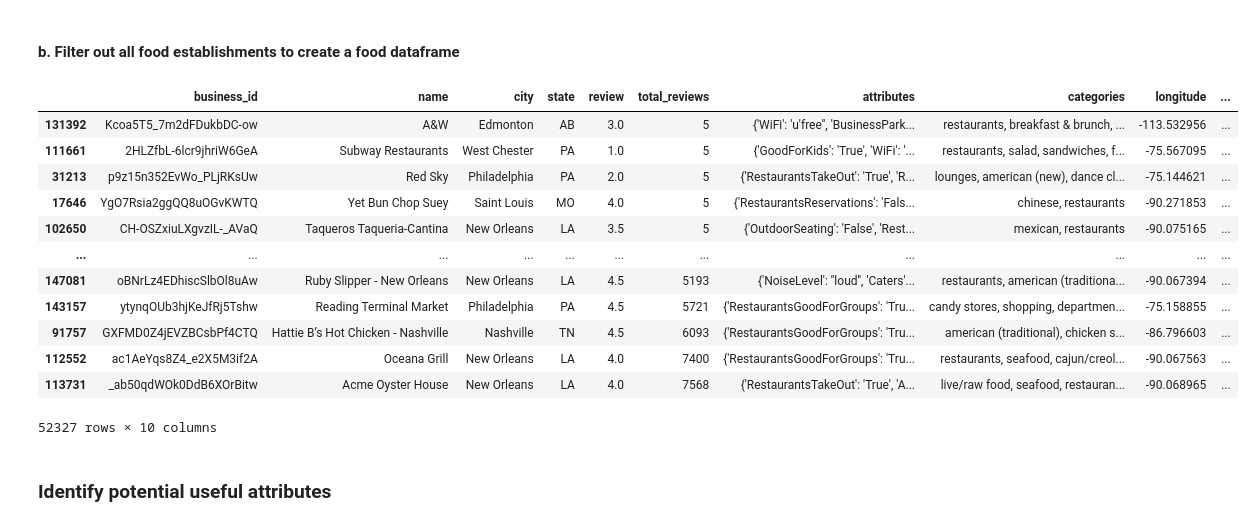
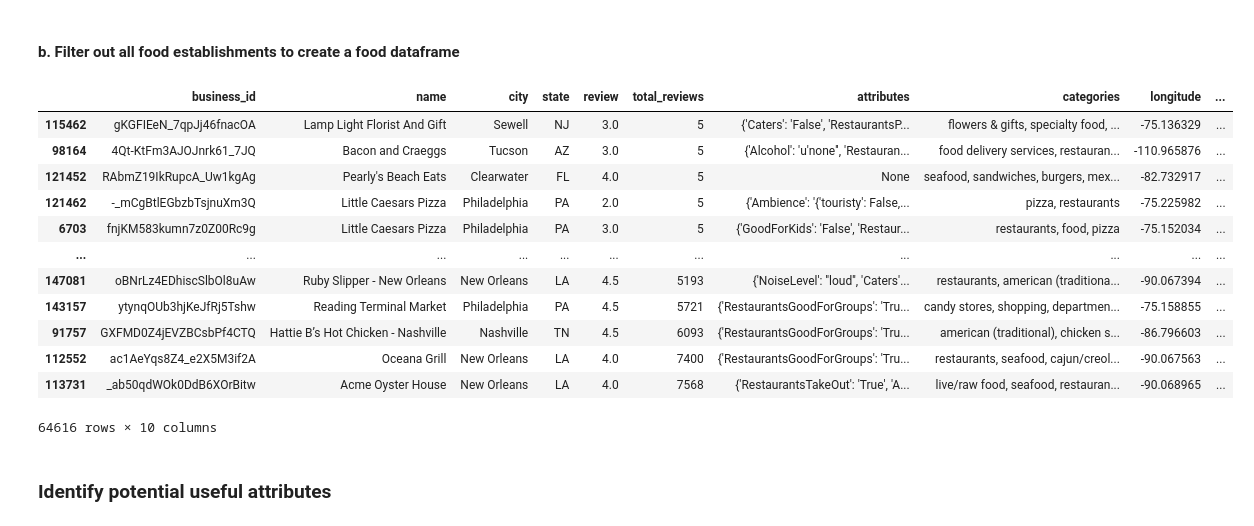
Before and after one commit to Jeyxiang/yelp_airflow, a Jupyter notebook: mongodb_queries.ipynb, the cells around one changed output. Drawn from its saved outputs; the diff is of its cells as text; code cells hidden in the pictures.

```diff
--- a/mongodb_queries.ipynb
+++ b/mongodb_queries.ipynb
@@ -36,13 +36,3 @@ Currently, we need 4 tables
 TODO: calculate weighted reviews: https://medium.com/district-data-labs/computing-a-bayesian-estimate-of-star-rating-means-651496a890ab
 https://www.codementor.io/@arpitbhayani/solving-an-age-old-problem-using-bayesian-average-15fy4ww08p#cumulative-rating
 https://www.algolia.com/doc/guides/managing-results/must-do/custom-ranking/how-to/bayesian-average/
-# %%
-reviews_record = []
-for row in review_collection.find():
-    cleaned_reviews = {}
-    cleaned_reviews['review_id'] = row['review_id']
-    cleaned_reviews['business_id'] = row['business_id']
-    cleaned_reviews['text'] = row['text']
-    cleaned_reviews['stars'] = row['stars']
-    cleaned_reviews['date'] = row['date']
-    reviews_record.append(row)
@@ -151,22 +80,24 @@ business_df.dropna(subset = ['business_id','review','total_reviews','city','stat
 # %%
 business_df['categories'] = business_df['categories'].str.lower()
 food_df  = business_df[(business_df['categories'].str.contains(pat = 'cafe', regex = True))
-                            | (business_df['categories'].str.contains(pat = 'restaurants', regex = True))]
+                            | (business_df['categories'].str.contains(pat = 'restaurants', regex = True))
+                            | (business_df['categories'].str.contains(pat = 'food', regex = True))
+                            ]
 food_df.sort_values(by='total_reviews')
 # %% [output]
 |  | business_id | name | city | state | review | total_reviews | attributes | categories | longitude | ... |
-| 131392 | Kcoa5T5_7m2dFDukbDC-ow | A&W | Edmonton | AB | 3.0 | 5 | {'WiFi': 'u'free'', 'BusinessPark... | restaurants, breakfast & brunch, ... | -113.532956 | ... |
-| 111661 | 2HLZfbL-6lcr9jhriW6GeA | Subway Restaurants | West Chester | PA | 1.0 | 5 | {'GoodForKids': 'True', 'WiFi': '... | restaurants, salad, sandwiches, f... | -75.567095 | ... |
-| 31213 | p9z15n352EvWo_PLjRKsUw | Red Sky | Philadelphia | PA | 2.0 | 5 | {'RestaurantsTakeOut': 'True', 'R... | lounges, american (new), dance cl... | -75.144621 | ... |
-| 17646 | YgO7Rsia2ggQQ8uOGvKWTQ | Yet Bun Chop Suey | Saint Louis | MO | 4.0 | 5 | {'RestaurantsReservations': 'Fals... | chinese, restaurants | -90.271853 | ... |
-| 102650 | CH-OSZxiuLXgvzIL-_AVaQ | Taqueros Taqueria-Cantina | New Orleans | LA | 3.5 | 5 | {'OutdoorSeating': 'False', 'Rest... | mexican, restaurants | -90.075165 | ... |
+| 115462 | gKGFIEeN_7qpJj46fnacOA | Lamp Light Florist And Gift | Sewell | NJ | 3.0 | 5 | {'Caters': 'False', 'RestaurantsP... | flowers & gifts, specialty food, ... | -75.136329 | ... |
+| 98164 | 4Qt-KtFm3AJOJnrk61_7JQ | Bacon and Craeggs | Tucson | AZ | 3.0 | 5 | {'Alcohol': 'u'none'', 'Restauran... | food delivery services, restauran... | -110.965876 | ... |
+| 121452 | RAbmZ19IkRupcA_Uw1kgAg | Pearly's Beach Eats | Clearwater | FL | 4.0 | 5 | None | seafood, sandwiches, burgers, mex... | -82.732917 | ... |
+| 121462 | -_mCgBtlEGbzbTsjnuXm3Q | Little Caesars Pizza | Philadelphia | PA | 2.0 | 5 | {'Ambience': '{'touristy': False,... | pizza, restaurants | -75.225982 | ... |
+| 6703 | fnjKM583kumn7z0Z00Rc9g | Little Caesars Pizza | Philadelphia | PA | 3.0 | 5 | {'GoodForKids': 'False', 'Restaur... | restaurants, food, pizza | -75.152034 | ... |
 | ... | ... | ... | ... | ... | ... | ... | ... | ... | ... | ... |
 | 147081 | oBNrLz4EDhiscSlbOl8uAw | Ruby Slipper - New Orleans | New Orleans | LA | 4.5 | 5193 | {'NoiseLevel': ''loud'', 'Caters'... | restaurants, american (traditiona... | -90.067394 | ... |
 | 143157 | ytynqOUb3hjKeJfRj5Tshw | Reading Terminal Market | Philadelphia | PA | 4.5 | 5721 | {'RestaurantsGoodForGroups': 'Tru... | candy stores, shopping, departmen... | -75.158855 | ... |
 | 91757 | GXFMD0Z4jEVZBCsbPf4CTQ | Hattie B’s Hot Chicken - Nashville | Nashville | TN | 4.5 | 6093 | {'RestaurantsGoodForGroups': 'Tru... | american (traditional), chicken s... | -86.796603 | ... |
 | 112552 | ac1AeYqs8Z4_e2X5M3if2A | Oceana Grill | New Orleans | LA | 4.0 | 7400 | {'RestaurantsGoodForGroups': 'Tru... | restaurants, seafood, cajun/creol... | -90.067563 | ... |
 | 113731 | _ab50qdWOk0DdB6XOrBitw | Acme Oyster House | New Orleans | LA | 4.0 | 7568 | {'RestaurantsTakeOut': 'True', 'A... | live/raw food, seafood, restauran... | -90.068965 | ... |
-52327 rows × 10 columns
+64616 rows × 10 columns
 # %% [markdown]
 ### Identify potential useful attributes
 # %%
```
Also changed, not shown: parts of 7 cells of this notebook, 1 other file.
